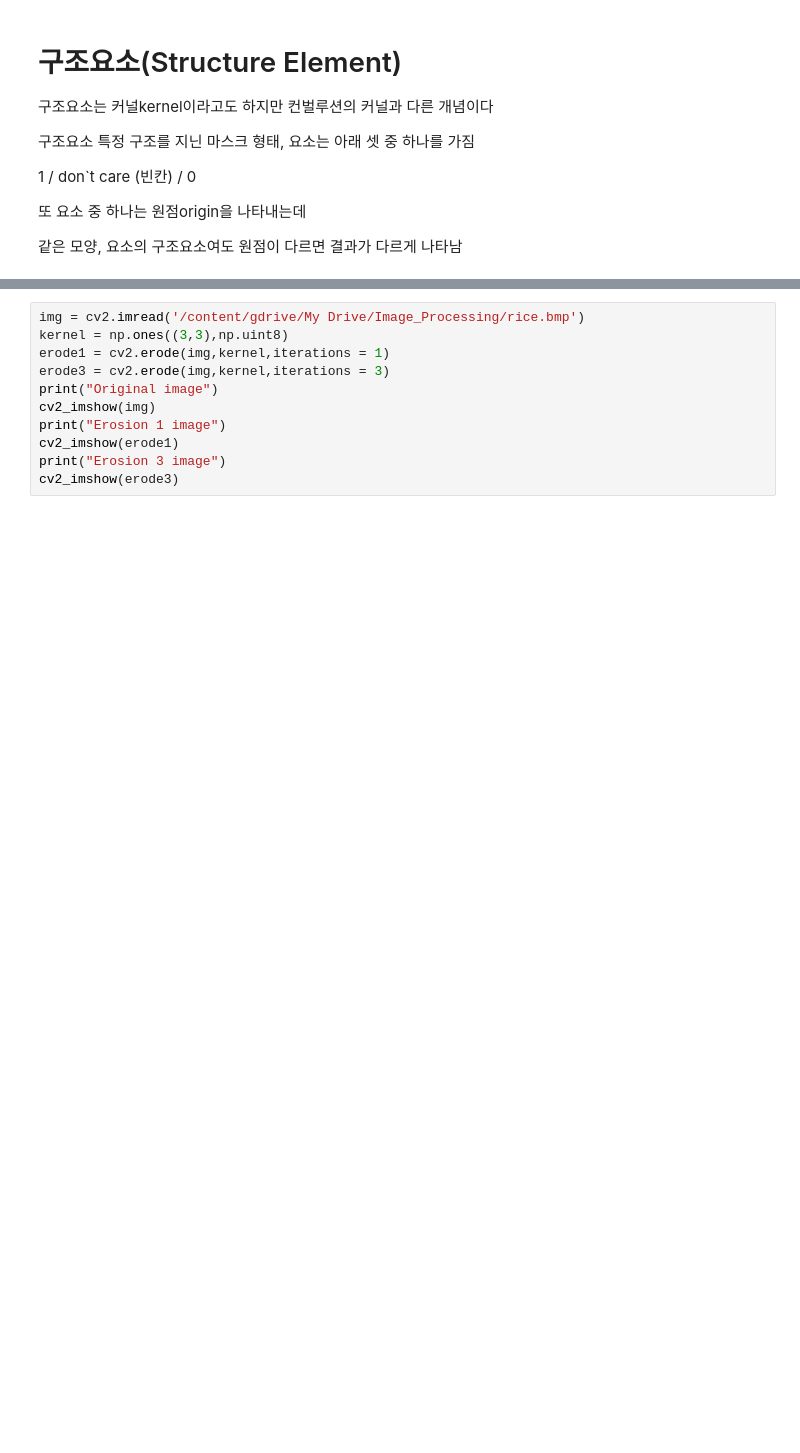
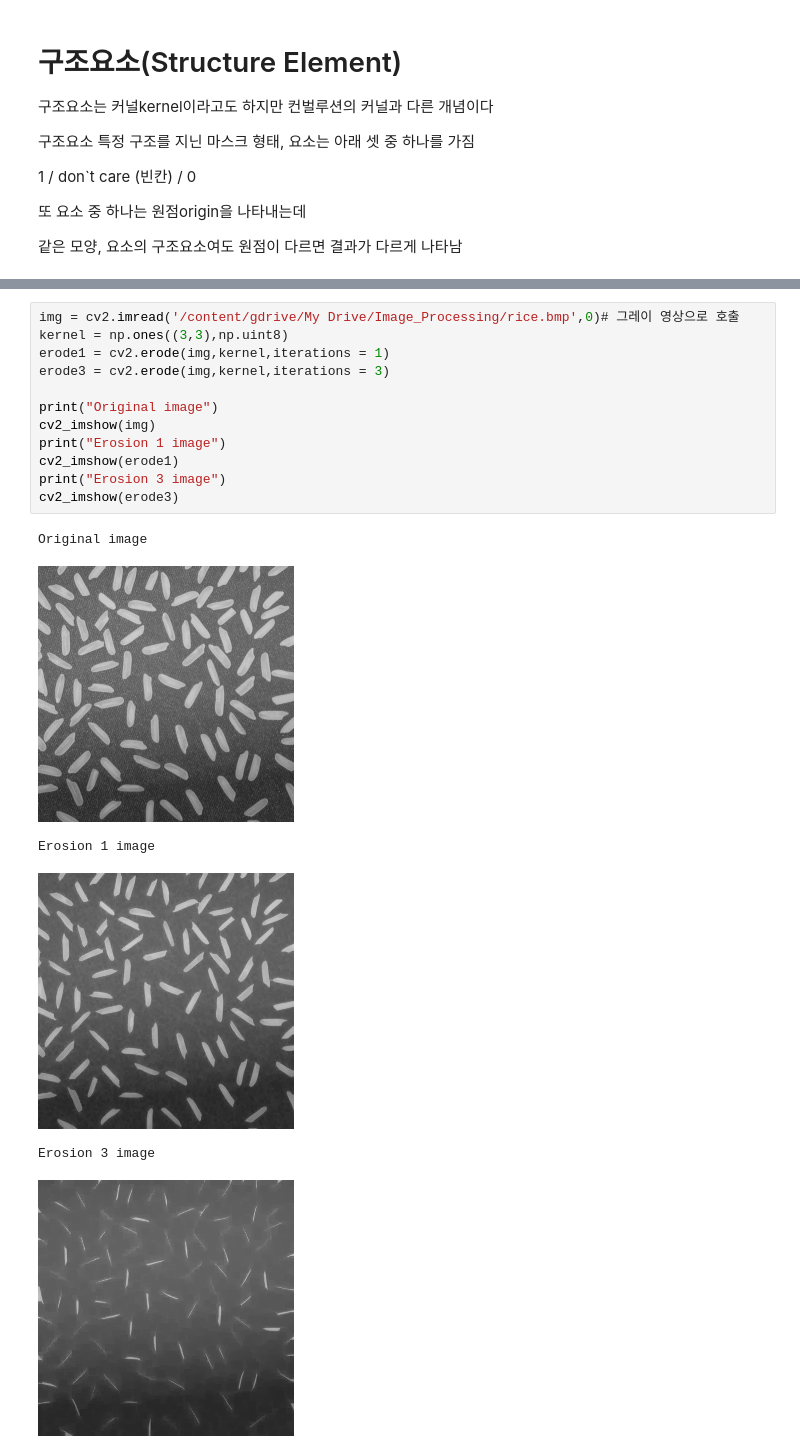
Before and after one commit to olzlt/OpenCV, a Jupyter notebook: OpenCV영상처리_08_Morpology_기법.ipynb, the cells around one changed output, grey strips where cells are left out. Saved outputs shown, nothing was run; the diff lists cells and outputs as text; blank space fills up the shorter version.

```diff
--- a/OpenCV영상처리_08_Morpology_기법.ipynb
+++ b/OpenCV영상처리_08_Morpology_기법.ipynb
@@ -83,11 +139,19 @@ cv2_imshow(erosion1)
 # %%
-img = cv2.imread('/content/gdrive/My Drive/Image_Processing/rice.bmp')
+img = cv2.imread('/content/gdrive/My Drive/Image_Processing/rice.bmp',0)# 그레이 영상으로 호출
 kernel = np.ones((3,3),np.uint8)
 erode1 = cv2.erode(img,kernel,iterations = 1)
 erode3 = cv2.erode(img,kernel,iterations = 3)
+
 print("Original image")
 cv2_imshow(img)
 print("Erosion 1 image")
 cv2_imshow(erode1)
 print("Erosion 3 image")
 cv2_imshow(erode3)
+# %% [output]
+Original image
+[figure, added]
+Erosion 1 image
+[figure, added]
+Erosion 3 image
+[figure, added]
```
Also changed, not shown: parts of 25 cells of this notebook.
